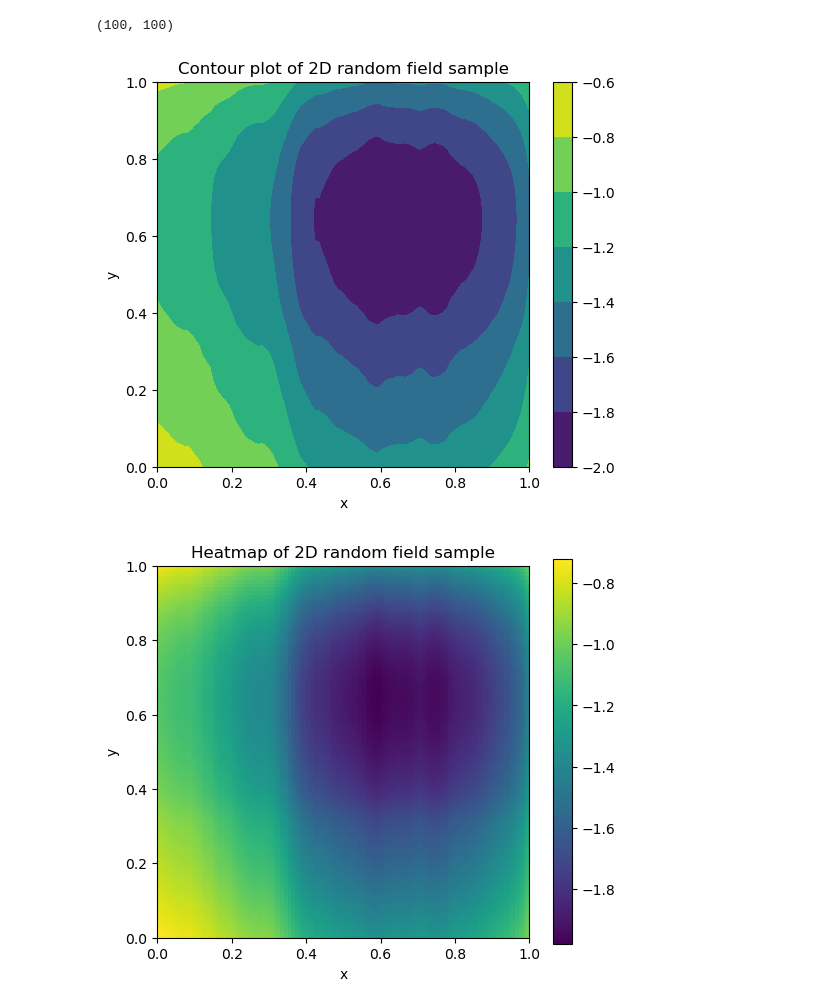
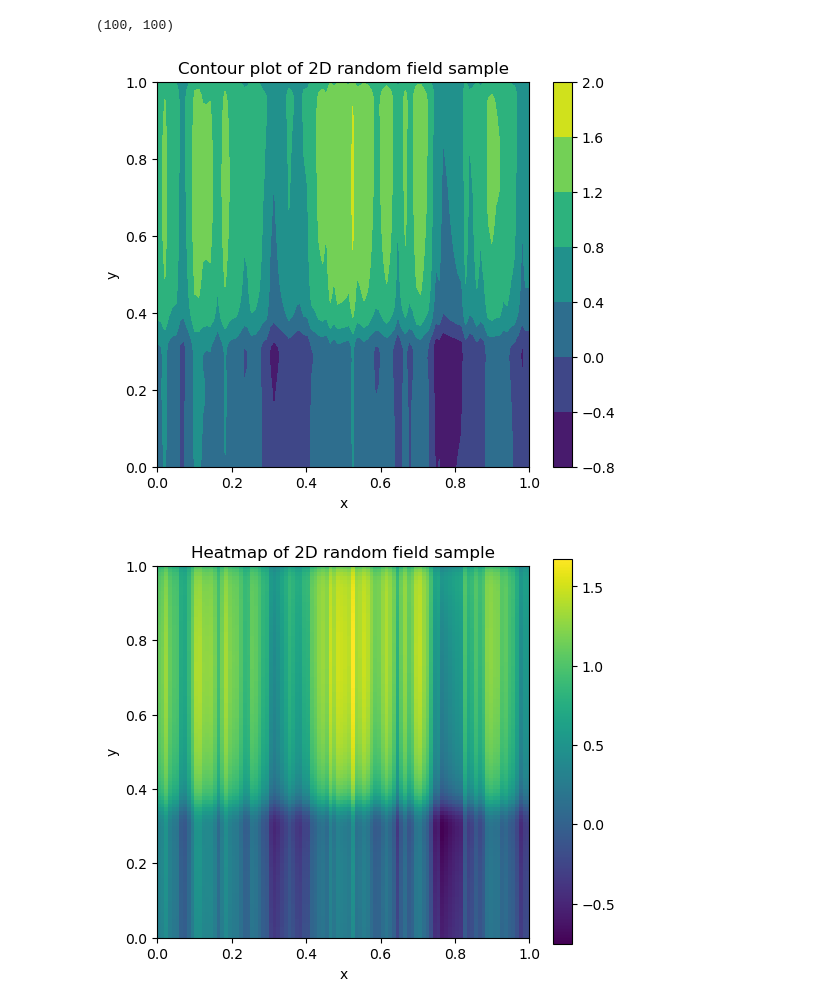
Before and after one commit to tobyacole/RSCAM-Gaussian-Fields, a Jupyter notebook: KL_LI_version.ipynb, the cells around one changed output. Cells and saved outputs as stored; diff of their text form; code cells hidden in the pictures.

```diff
--- a/KL_LI_version.ipynb
+++ b/KL_LI_version.ipynb
@@ -110,33 +110,33 @@ print(b_values_2D[1].shape)
 # %%
 #2D
 mean = np.zeros((mesh_size,mesh_size))
 xi_n = np.random.normal(size=number_of_solutions^2)
 theta_values_flat = theta_values_2D.flatten()
 Z_2D = mean
 
 for i in range(number_of_solutions^2):
-  Z_2D += xi_n[i]*theta_values_flat[i]*b_values_2D[i]
+  Z_2D += xi_n[i]*np.sqrt(theta_values_flat[i])*b_values_2D[i]
 
 
 x = np.linspace(0, 1, mesh_size)
 y = np.linspace(0, 1, mesh_size)
 X, Y = np.meshgrid(x, y)
 
 plt.figure(figsize=(6, 5))
 cp = plt.contourf(X, Y, Z_2D, cmap='viridis')
 plt.colorbar(cp)
 plt.title('Contour plot of 2D random field sample')
 plt.xlabel('x')
 plt.ylabel('y')
 plt.show()
 
 plt.figure(figsize=(6, 5))
 plt.imshow(Z_2D, cmap='viridis', extent=[0, 1, 0, 1], origin='lower')
 plt.colorbar()
 plt.title('Heatmap of 2D random field sample')
 plt.xlabel('x')
 plt.ylabel('y')
 plt.show()
 # %% [output]
-[figure, old version]
+[figure, new version]
-[figure, old version]
+[figure, new version]
```
Also changed, not shown: parts of 1 cell of this notebook.
